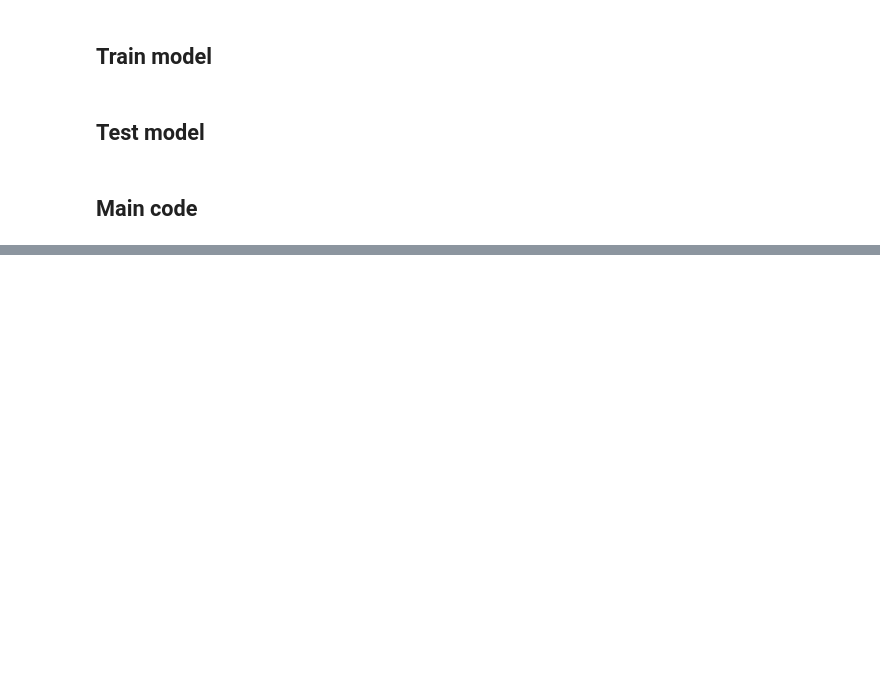
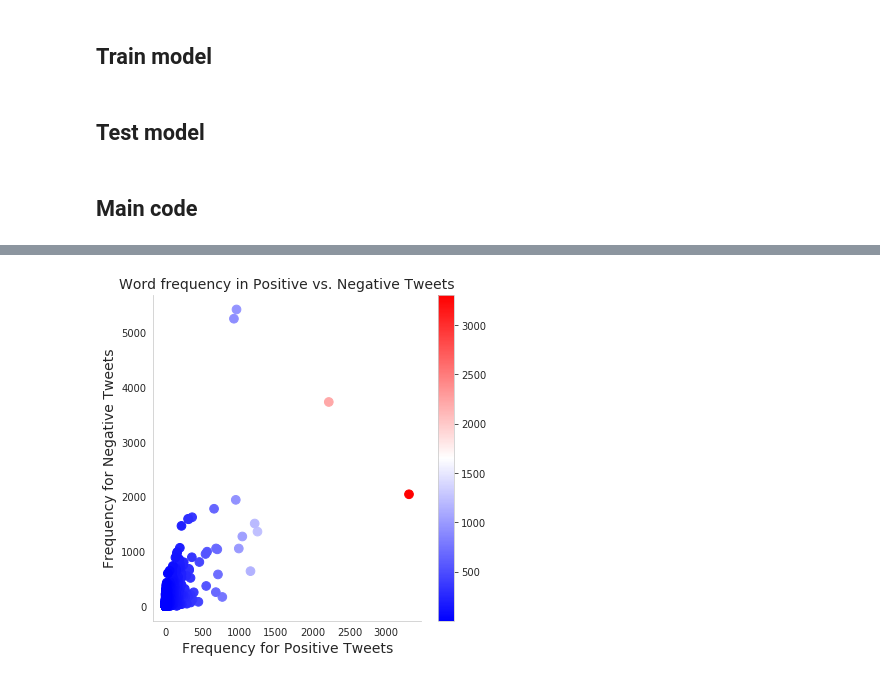
Before and after one commit to ugis22/analysing_twitter, a Jupyter notebook: Analysis of Twitter.ipynb, the cells around one changed output, grey strips where cells are left out. Saved outputs shown, nothing was run; the diff lists cells and outputs as text; code cells hidden in the pictures; blank space fills up the shorter version.

```diff
--- a/Analysis of Twitter.ipynb
+++ b/Analysis of Twitter.ipynb
@@ -236,4 +236,23 @@ def graph(table, sent):
     plt.show()
+# %%
+def regression_graph(table):
+    table = table[1:]
+    #We set the style of seaborn
+    sns.set_style("whitegrid")
+    #Initialize the figure
+    plt.figure(figsize=(6,6))
+
+    #we obtain the points from matplotlib scatter
+    points = plt.scatter(table["Positive"], table["Negative"], c=table["Positive"], s=75, cmap="bwr")
+    #graph the colorbar
+    plt.colorbar(points)
+    #we graph the regplot from seaborn
+    sns.regplot(x="Positive", y="Negative",fit_reg=False, scatter=False, color=".1", data=table)
+    plt.xlabel("Frequency for Positive Tweets", size=14)
+    plt.ylabel("Frequency for Negative Tweets", size=14)
+    plt.title("Word frequency in Positive vs. Negative Tweets", size=14)
+    plt.grid(False)
+    sns.despine()
 # %% [markdown]
 ## Preparing data for model
 # %%
@@ -312,0 +323,11 @@ if __name__ == "__main__":
+# %%
+if __name__ == "__main__":
+    #Get the frequency
+    word_frequency = vectorization(tweet_table).sort_values(0, ascending = False)
+    word_frequency_pos = vectorization(tweet_table[tweet_table['sentiment'] == 'Positive']).sort_values(0, ascending = False)
+    word_frequency_neg = vectorization(tweet_table[tweet_table['sentiment'] == 'Negative']).sort_values(0, ascending = False)
+
+    #Graph with frequency words all, positive and negative tweets and get the frequency
+    graph(word_frequency, 'all')
+    graph(word_frequency_pos, 'positive')
+    graph(word_frequency_neg, 'negative')
@@ -313,3 +338,11 @@ if __name__ == "__main__":
+# %%
+if __name__ == "__main__":
+    #Concatenate word frequency for positive and negative
+    table_regression = pd.concat([word_frequency_pos, word_frequency_neg], axis=1, sort=False)
+    table_regression.columns = ["Positive", "Negative"]
+    regression_graph(table_regression)
+# %% [output]
+[figure, added]
 # %%
 if __name__ == "__main__":
     tweet_table['sentiment'] = tweet_table['sentiment'].apply(lambda x: 2 if x == 'Positive' else (0 if x == 'Negative' else 1))
```
Also changed, not shown: parts of 8 cells of this notebook.
